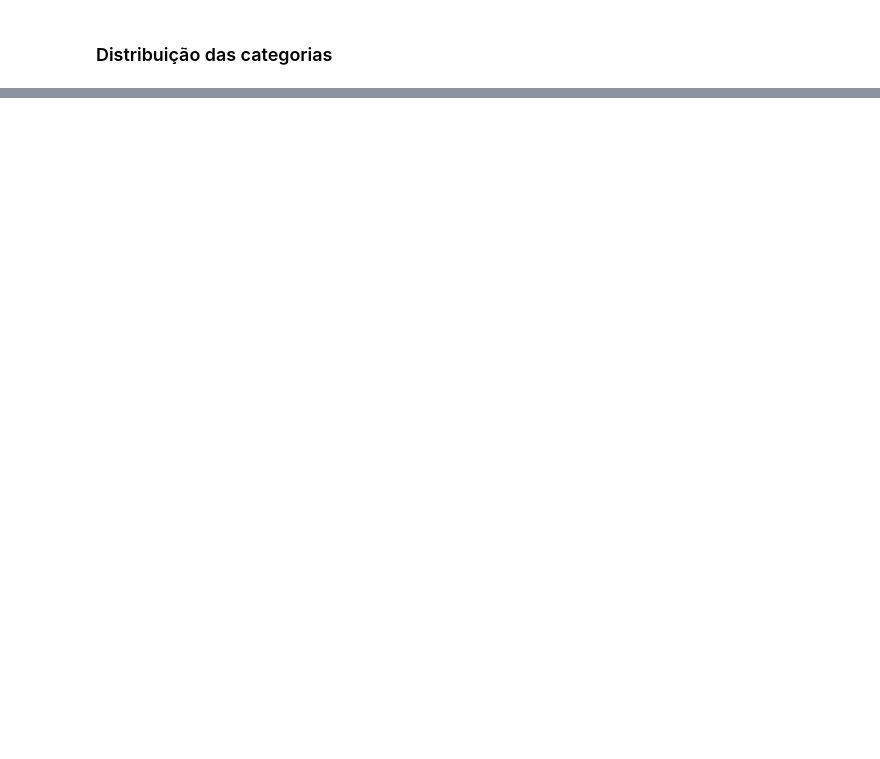
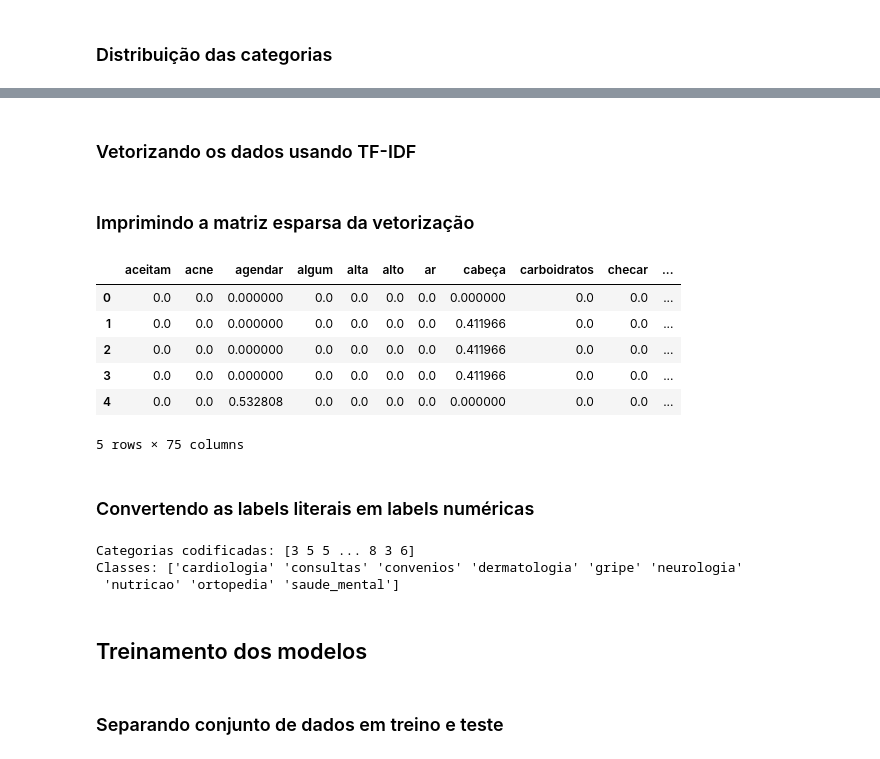
Before and after one commit to jonnathann/portifolio_ra, a Jupyter notebook: notebooks/build_chatbot_traditional_technics.ipynb, the cells around one changed output, grey strips where cells are left out. Drawn from its saved outputs; the diff is of its cells as text; code cells hidden in the pictures; blank space fills up the shorter version.

Commit message:
testando modelos de machine learning

```diff
--- a/notebooks/build_chatbot_traditional_technics.ipynb
+++ b/notebooks/build_chatbot_traditional_technics.ipynb
@@ -205,0 +177,13 @@ Name: count, dtype: int64
+# %%
+# Função de pré-processamento do texto
+def preprocess_text(text):
+    # Transformando para minúsculas
+    text = text.lower()
+
+    # Remover símbolos e pontuação usando expressão regular
+    text = re.sub(r'[^\w\s]', '', text)
+
+    # Remover espaços extras
+    text = re.sub(r'\s+', ' ', text).strip()
+
+    return text
@@ -205,0 +192,4 @@ Name: count, dtype: int64
+# %%
+# Aplicando o pré-processamento nas perguntas
+df['pergunta'] = df['pergunta'].apply(preprocess_text)
+df.head()
@@ -205,0 +203,41 @@ Name: count, dtype: int64
+# %% [markdown]
+### Vetorizando os dados usando TF-IDF
+# %%
+# Vetorizador TF-IDF
+vectorizer = TfidfVectorizer()
+
+# Transformando as perguntas em vetores TF-IDF
+X = vectorizer.fit_transform(df['pergunta'])
+
+# As categorias serão os rótulos (y)
+y = df['categoria']
+# %% [markdown]
+### Imprimindo a matriz esparsa da vetorização
+# %%
+X_df = pd.DataFrame(X.toarray(), columns=vectorizer.get_feature_names_out())
+X_df.head()
+# %% [output]
+|  | aceitam | acne | agendar | algum | alta | alto | ar | cabeça | carboidratos | checar | ... |
+| 0 | 0.0 | 0.0 | 0.000000 | 0.0 | 0.0 | 0.0 | 0.0 | 0.000000 | 0.0 | 0.0 | ... |
+| 1 | 0.0 | 0.0 | 0.000000 | 0.0 | 0.0 | 0.0 | 0.0 | 0.411966 | 0.0 | 0.0 | ... |
+| 2 | 0.0 | 0.0 | 0.000000 | 0.0 | 0.0 | 0.0 | 0.0 | 0.411966 | 0.0 | 0.0 | ... |
+| 3 | 0.0 | 0.0 | 0.000000 | 0.0 | 0.0 | 0.0 | 0.0 | 0.411966 | 0.0 | 0.0 | ... |
+| 4 | 0.0 | 0.0 | 0.532808 | 0.0 | 0.0 | 0.0 | 0.0 | 0.000000 | 0.0 | 0.0 | ... |
+5 rows × 75 columns
+# %% [markdown]
+### Convertendo as labels literais em labels numéricas
+# %%
+encoder = LabelEncoder()
+y_encoded = encoder.fit_transform(y)
+
+# Se quiser ver o resultado:
+print("Categorias codificadas:", y_encoded)
+print("Classes:", encoder.classes_)
+# %% [output]
+Categorias codificadas: [3 5 5 ... 8 3 6]
+Classes: ['cardiologia' 'consultas' 'convenios' 'dermatologia' 'gripe' 'neurologia'
+ 'nutricao' 'ortopedia' 'saude_mental']
+# %% [markdown]
+## Treinamento dos modelos
+# %% [markdown]
+### Separando conjunto de dados em treino e teste
```
Also changed, not shown: parts of 23 cells of this notebook, 1 other file.
